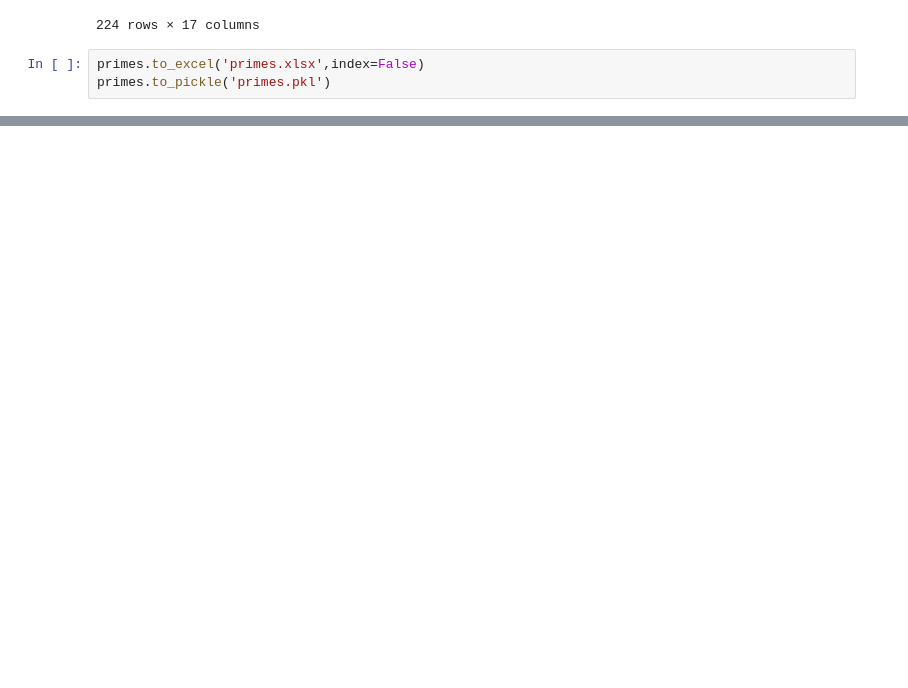
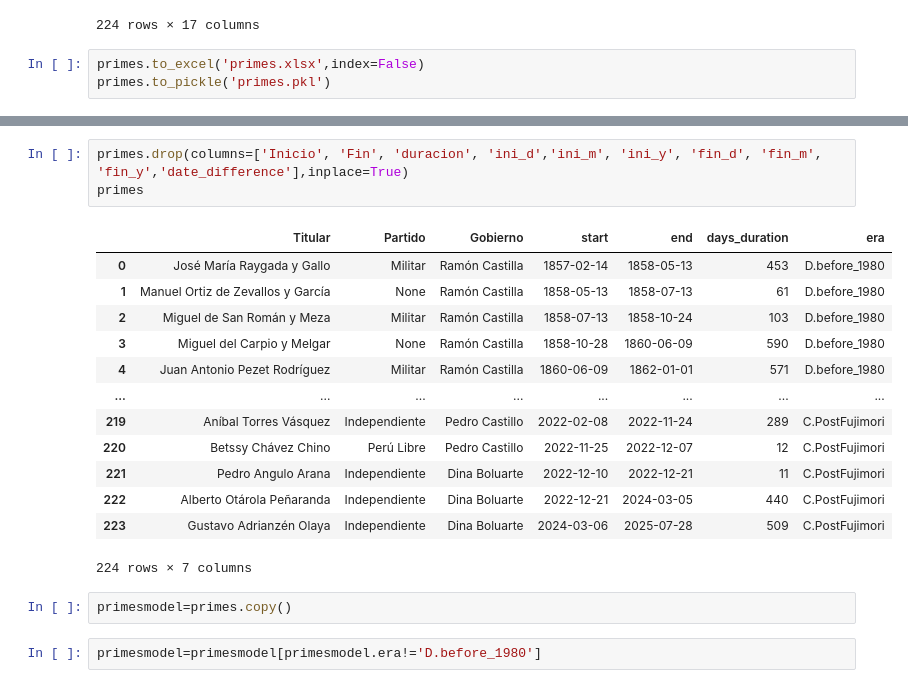
Before and after one commit to PULSO-PUCP/premieres, a Jupyter notebook: scrapePrimer.ipynb, the cells around one changed output, grey strips where cells are left out. Cells and saved outputs as stored; diff of their text form; blank space fills up the shorter version.

```diff
--- a/scrapePrimer.ipynb
+++ b/scrapePrimer.ipynb
@@ -698,0 +722,21 @@ primes.to_pickle('primes.pkl')
+# %%
+primes.drop(columns=['Inicio', 'Fin', 'duracion', 'ini_d','ini_m', 'ini_y', 'fin_d', 'fin_m', 'fin_y','date_difference'],inplace=True)
+primes
+# %% [output]
+|  | Titular | Partido | Gobierno | start | end | days_duration | era |
+| 0 | José María Raygada y Gallo | Militar | Ramón Castilla | 1857-02-14 | 1858-05-13 | 453 | D.before_1980 |
+| 1 | Manuel Ortiz de Zevallos y García | None | Ramón Castilla | 1858-05-13 | 1858-07-13 | 61 | D.before_1980 |
+| 2 | Miguel de San Román y Meza | Militar | Ramón Castilla | 1858-07-13 | 1858-10-24 | 103 | D.before_1980 |
+| 3 | Miguel del Carpio y Melgar | None | Ramón Castilla | 1858-10-28 | 1860-06-09 | 590 | D.before_1980 |
+| 4 | Juan Antonio Pezet Rodríguez | Militar | Ramón Castilla | 1860-06-09 | 1862-01-01 | 571 | D.before_1980 |
+| ... | ... | ... | ... | ... | ... | ... | ... |
+| 219 | Aníbal Torres Vásquez | Independiente | Pedro Castillo | 2022-02-08 | 2022-11-24 | 289 | C.PostFujimori |
+| 220 | Betssy Chávez Chino | Perú Libre | Pedro Castillo | 2022-11-25 | 2022-12-07 | 12 | C.PostFujimori |
+| 221 | Pedro Angulo Arana | Independiente | Dina Boluarte | 2022-12-10 | 2022-12-21 | 11 | C.PostFujimori |
+| 222 | Alberto Otárola Peñaranda | Independiente | Dina Boluarte | 2022-12-21 | 2024-03-05 | 440 | C.PostFujimori |
+| 223 | Gustavo Adrianzén Olaya | Independiente | Dina Boluarte | 2024-03-06 | 2025-07-28 | 509 | C.PostFujimori |
+224 rows × 7 columns
+# %%
+primesmodel=primes.copy()
+# %%
+primesmodel=primesmodel[primesmodel.era!='D.before_1980']
```
Also changed, not shown: parts of 10 cells of this notebook, 10 other files.
